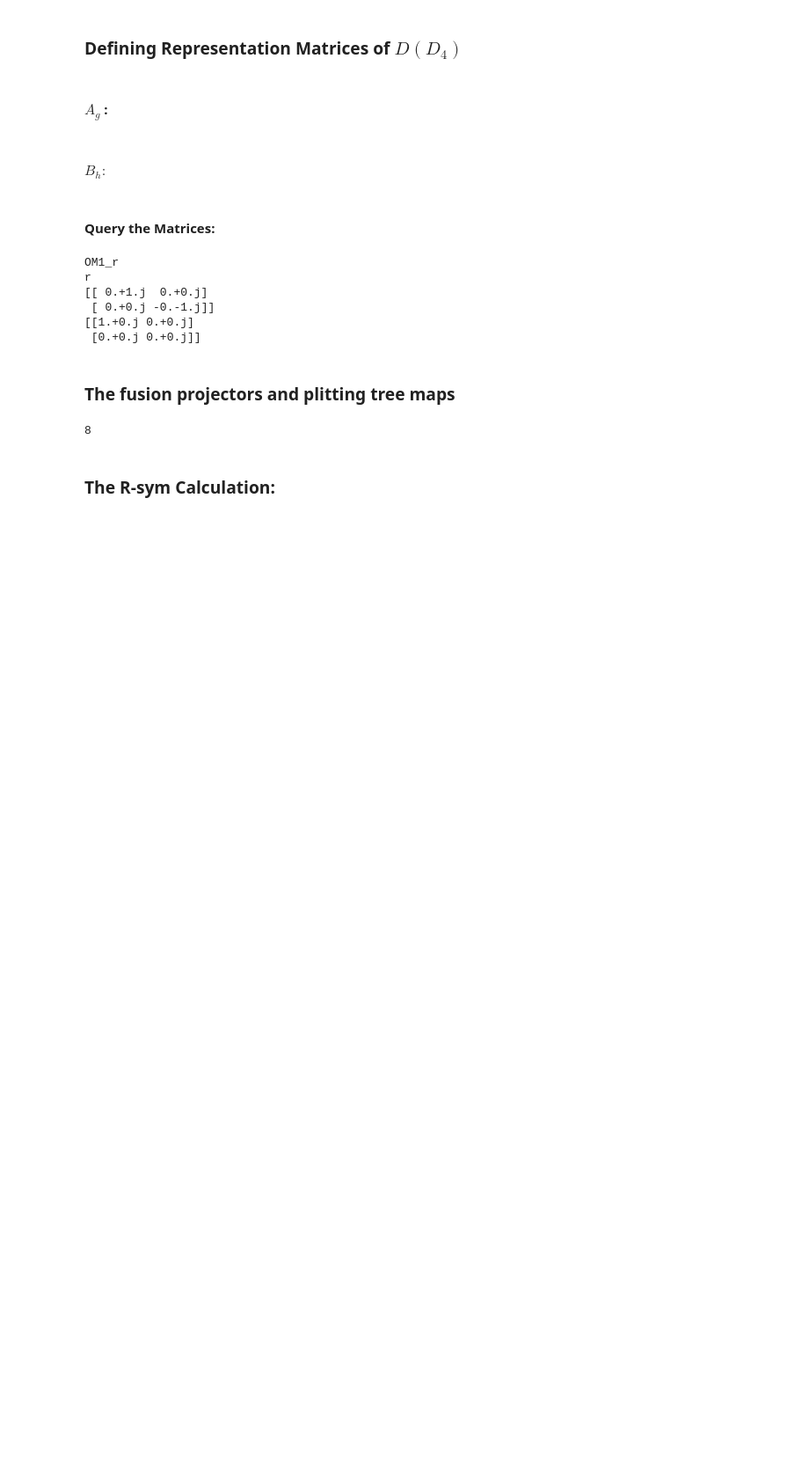
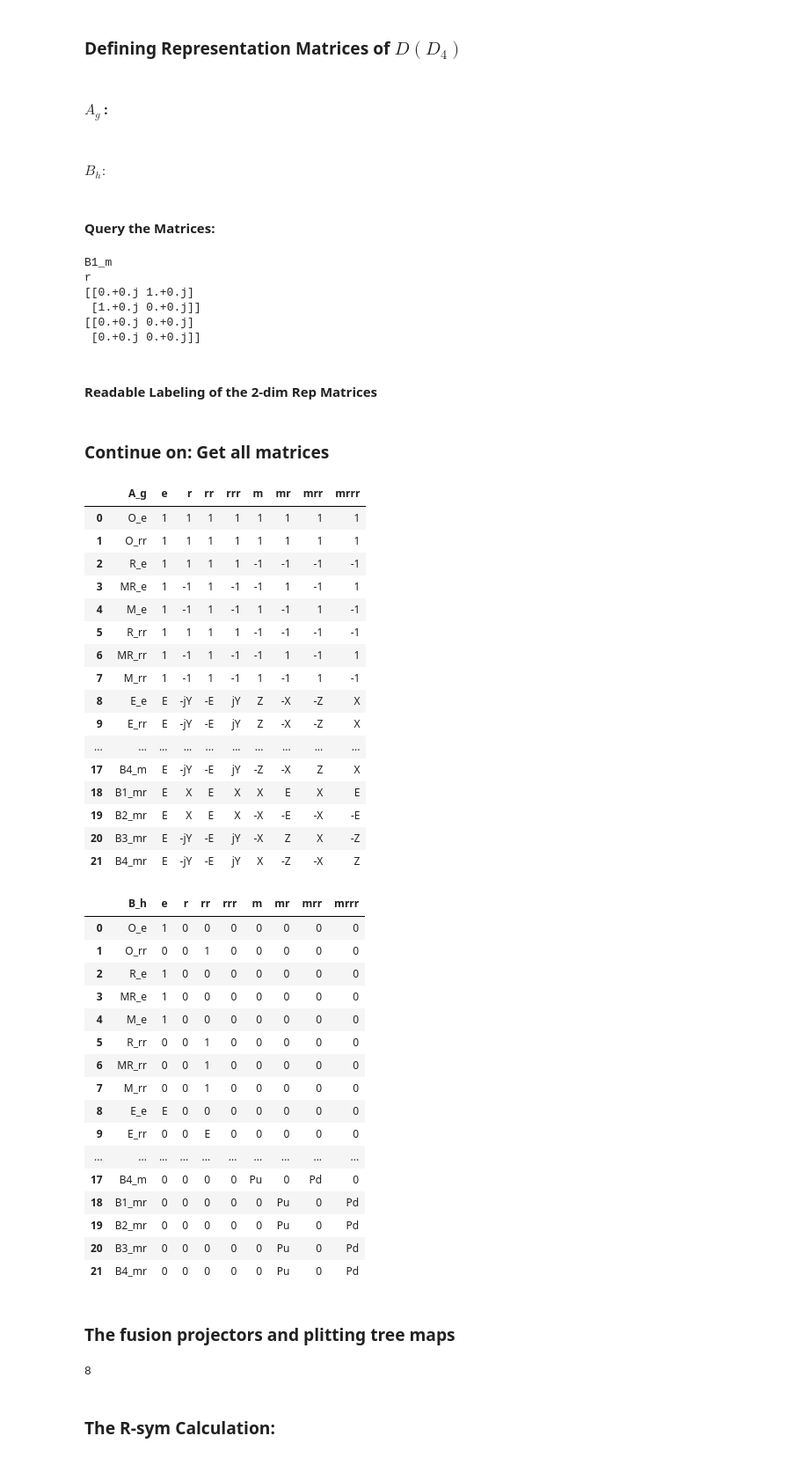
Before and after one commit to DaanTimmers/kitaevsim, a Jupyter notebook: Quantum double/q_double_D4.ipynb, the cells around one changed output. Shown: that part at 88% size. Cells and saved outputs as stored; diff of their text form; code cells hidden in the pictures; blank space fills up the shorter version.

Commit message:
Added Various Display Toos for D_4

```diff
--- a/Quantum double/q_double_D4.ipynb
+++ b/Quantum double/q_double_D4.ipynb
@@ -28,6 +30,17 @@ print(is_eq(dag(A), matInv(A)))
 [[ 0.+0.j  0.+1.j]
  [-0.-1.j  0.+0.j]]
 True
+# %%
+from IPython.display import display_html
+from itertools import chain,cycle
+def display_side_by_side(*args,titles=cycle([''])):
+    html_str=''
+    for df,title in zip(args, chain(titles,cycle(['</br>'])) ):
+        html_str+='<th style="text-align:center"><td style="vertical-align:top">'
+        html_str+=f'<h2 style="text-align: center;">{title}</h2>'
+        html_str+=df.to_html().replace('table','table style="display:inline"')
+        html_str+='</td></th>'
+    display_html(html_str,raw=True)
 # %% [markdown]
 # Fusion Rules and F- and R- Symbol Calculation
 
@@ -349,16 +379,18 @@ def b_mat(an_type, g):
 # %% [markdown]
 #### Query the Matrices:
 # %%
-an = 11
+an = 14
 g = 1
 print(Particles_lab_D[an])
 print(g_lab[g])
 print(a_mat(an, g))
 print(b_mat(an, g))
 # %% [output]
-OM1_r
+B1_m
 r
-[[ 0.+1.j  0.+0.j]
- [ 0.+0.j -0.-1.j]]
-[[1.+0.j 0.+0.j]
+[[0.+0.j 1.+0.j]
+ [1.+0.j 0.+0.j]]
+[[0.+0.j 0.+0.j]
  [0.+0.j 0.+0.j]]
+# %% [markdown]
+#### Readable Labeling of the 2-dim Rep Matrices
@@ -365,3 +435,56 @@ r
+# %% [markdown]
+### Continue on: Get all matrices
+# %%
+i1 = 14
+i2 = 15
+i3 = 16
+i4 = 17
+data = {g_lab[m]:list(itertools.chain(*zip([mat_2d_lab(a_mat(i,m)) for i in range(N_anyons)],[mat_2d_lab(b_mat(i,m)) for i in range(N_anyons)]))) for m in range(8)}
+data_a = {"A_g":[Particles_lab_D[j] for j in range(N_anyons)]} | {g_lab[m]:[mat_2d_lab(a_mat(i,m)) for i in range(N_anyons)] for m in range(8)}
+data_b = {"B_h":[Particles_lab_D[j] for j in range(N_anyons)]} | {g_lab[m]:[mat_2d_lab(b_mat(i,m)) for i in range(N_anyons)] for m in range(8)}
+
+mindex = pd.MultiIndex.from_product([[Particles_lab_D[j] for j in range(N_anyons)],["A_g", "B_h"]], names=["first", "second"])
+df = pd.DataFrame(data, index=mindex)
+df_a = pd.DataFrame(data_a)
+df_b = pd.DataFrame(data_b)
+
+#print(df_a.to_latex(index=False))
+display_side_by_side(df_a, df_b)
+# %% [output]
+|  | A_g | e | r | rr | rrr | m | mr | mrr | mrrr |
+| 0 | O_e | 1 | 1 | 1 | 1 | 1 | 1 | 1 | 1 |
+| 1 | O_rr | 1 | 1 | 1 | 1 | 1 | 1 | 1 | 1 |
+| 2 | R_e | 1 | 1 | 1 | 1 | -1 | -1 | -1 | -1 |
+| 3 | MR_e | 1 | -1 | 1 | -1 | -1 | 1 | -1 | 1 |
+| 4 | M_e | 1 | -1 | 1 | -1 | 1 | -1 | 1 | -1 |
+| 5 | R_rr | 1 | 1 | 1 | 1 | -1 | -1 | -1 | -1 |
+| 6 | MR_rr | 1 | -1 | 1 | -1 | -1 | 1 | -1 | 1 |
+| 7 | M_rr | 1 | -1 | 1 | -1 | 1 | -1 | 1 | -1 |
+| 8 | E_e | E | -jY | -E | jY | Z | -X | -Z | X |
+| 9 | E_rr | E | -jY | -E | jY | Z | -X | -Z | X |
+| ... | ... | ... | ... | ... | ... | ... | ... | ... | ... |
+| 17 | B4_m | E | -jY | -E | jY | -Z | -X | Z | X |
+| 18 | B1_mr | E | X | E | X | X | E | X | E |
+| 19 | B2_mr | E | X | E | X | -X | -E | -X | -E |
+| 20 | B3_mr | E | -jY | -E | jY | -X | Z | X | -Z |
+| 21 | B4_mr | E | -jY | -E | jY | X | -Z | -X | Z |
+|  | B_h | e | r | rr | rrr | m | mr | mrr | mrrr |
+| 0 | O_e | 1 | 0 | 0 | 0 | 0 | 0 | 0 | 0 |
+| 1 | O_rr | 0 | 0 | 1 | 0 | 0 | 0 | 0 | 0 |
+| 2 | R_e | 1 | 0 | 0 | 0 | 0 | 0 | 0 | 0 |
+| 3 | MR_e | 1 | 0 | 0 | 0 | 0 | 0 | 0 | 0 |
+| 4 | M_e | 1 | 0 | 0 | 0 | 0 | 0 | 0 | 0 |
+| 5 | R_rr | 0 | 0 | 1 | 0 | 0 | 0 | 0 | 0 |
+| 6 | MR_rr | 0 | 0 | 1 | 0 | 0 | 0 | 0 | 0 |
+| 7 | M_rr | 0 | 0 | 1 | 0 | 0 | 0 | 0 | 0 |
+| 8 | E_e | E | 0 | 0 | 0 | 0 | 0 | 0 | 0 |
+| 9 | E_rr | 0 | 0 | E | 0 | 0 | 0 | 0 | 0 |
+| ... | ... | ... | ... | ... | ... | ... | ... | ... | ... |
+| 17 | B4_m | 0 | 0 | 0 | 0 | Pu | 0 | Pd | 0 |
+| 18 | B1_mr | 0 | 0 | 0 | 0 | 0 | Pu | 0 | Pd |
+| 19 | B2_mr | 0 | 0 | 0 | 0 | 0 | Pu | 0 | Pd |
+| 20 | B3_mr | 0 | 0 | 0 | 0 | 0 | Pu | 0 | Pd |
+| 21 | B4_mr | 0 | 0 | 0 | 0 | 0 | Pu | 0 | Pd |
 # %% [markdown]
 ### The fusion projectors and plitting tree maps
 # %%
```
Also changed, not shown: parts of 8 cells of this notebook, 7 other files.
